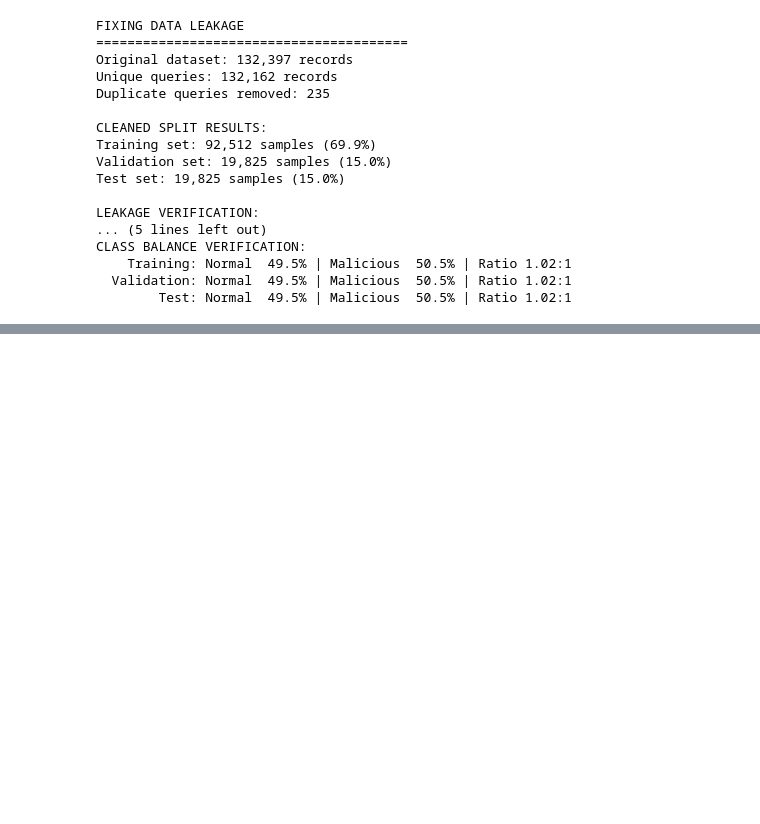
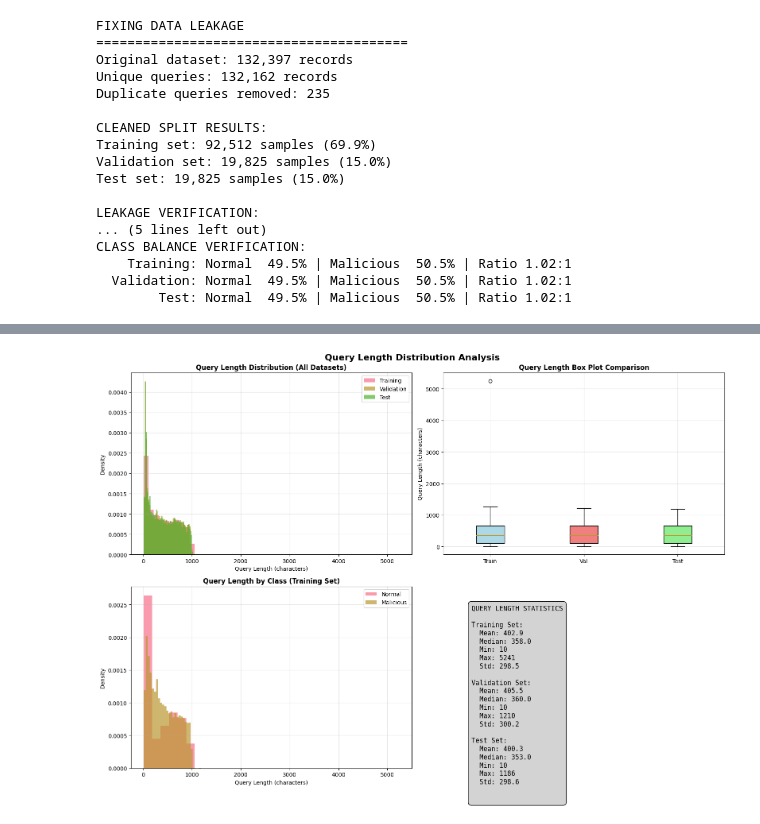
Before and after one commit to Nishanthm007/Malicious-Query-detection-and-prevention, a Jupyter notebook: notebooks/p1_Task5_Train_Val_Test_Split.ipynb, the cells around one changed output, grey strips where cells are left out. Cells and saved outputs as stored; diff of their text form; code cells hidden in the pictures; blank space fills up the shorter version.

Commit message:
Fix Critical Data Quality Issues

```diff
--- a/notebooks/p1_Task5_Train_Val_Test_Split.ipynb
+++ b/notebooks/p1_Task5_Train_Val_Test_Split.ipynb
@@ -467,0 +1323,69 @@ CLASS BALANCE VERIFICATION:
+# %%
+# 2. QUERY LENGTH ANALYSIS
+fig, axes = plt.subplots(2, 2, figsize=(16, 12))
+fig.suptitle('Query Length Distribution Analysis', fontsize=16, fontweight='bold')
+
+# Combined histogram
+ax = axes[0, 0]
+for i, (name, df) in enumerate(datasets):
+    ax.hist(df['query_length'], bins=50, alpha=0.7, label=name, density=True)
+ax.set_title('Query Length Distribution (All Datasets)', fontweight='bold')
+ax.set_xlabel('Query Length (characters)')
+ax.set_ylabel('Density')
+ax.legend()
+ax.grid(True, alpha=0.3)
+
+# Box plot comparison
+ax = axes[0, 1]
+data_for_box = [df_train['query_length'], df_val['query_length'], df_test['query_length']]
+box_plot = ax.boxplot(data_for_box, labels=['Train', 'Val', 'Test'], patch_artist=True)
+colors = ['lightblue', 'lightcoral', 'lightgreen']
+for patch, color in zip(box_plot['boxes'], colors):
+    patch.set_facecolor(color)
+ax.set_title('Query Length Box Plot Comparison', fontweight='bold')
+ax.set_ylabel('Query Length (characters)')
+ax.grid(True, alpha=0.3)
+
+# Query length by class (Training set)
+ax = axes[1, 0]
+for class_label, class_name in [(0, 'Normal'), (1, 'Malicious')]:
+    data = df_train[df_train['label'] == class_label]['query_length']
+    ax.hist(data, bins=30, alpha=0.7, label=class_name, density=True)
+ax.set_title('Query Length by Class (Training Set)', fontweight='bold')
+ax.set_xlabel('Query Length (characters)')
+ax.set_ylabel('Density')
+ax.legend()
+ax.grid(True, alpha=0.3)
+
+# Statistics summary
+ax = axes[1, 1]
+ax.axis('off')
+stats_text = "QUERY LENGTH STATISTICS\n\n"
+for name, df in datasets:
+    lengths = df['query_length']
+    stats_text += f"{name} Set:\n"
+    stats_text += f"  Mean: {lengths.mean():.1f}\n"
+    stats_text += f"  Median: {lengths.median():.1f}\n"
+    stats_text += f"  Min: {lengths.min()}\n"
+    stats_text += f"  Max: {lengths.max()}\n"
+    stats_text += f"  Std: {lengths.std():.1f}\n\n"
+
+ax.text(0.1, 0.9, stats_text, transform=ax.transAxes, fontsize=12,
+        verticalalignment='top', fontfamily='monospace',
+        bbox=dict(boxstyle="round,pad=0.5", facecolor="lightgray"))
+
+plt.tight_layout()
+plt.show()
+
+# Print percentile analysis
+print("\n QUERY LENGTH PERCENTILE ANALYSIS:")
+print("=" * 45)
+combined_lengths = pd.concat([df_train['query_length'], df_val['query_length'], df_test['query_length']])
+percentiles = [1, 5, 10, 25, 50, 75, 90, 95, 99]
+print("Percentile | Length")
+print("-" * 20)
+for p in percentiles:
+    length = np.percentile(combined_lengths, p)
+    print(f"{p:8}th | {length:6.0f}")
+# %% [output]
+[figure, added]
```
Also changed, not shown: parts of 11 cells of this notebook, 10 other files.
